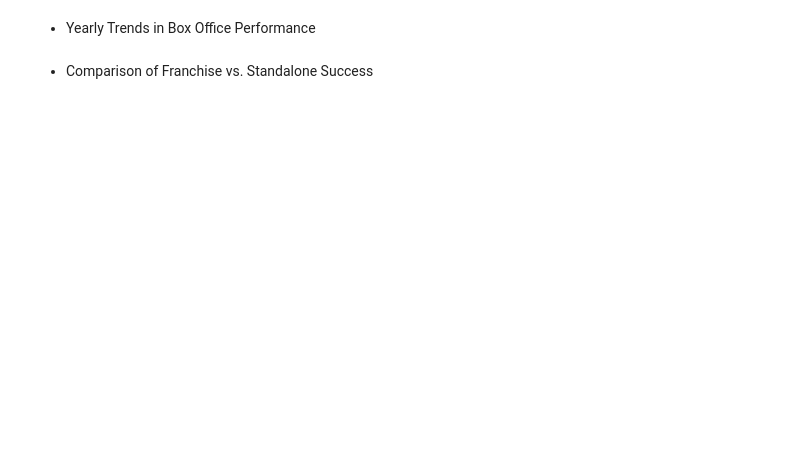
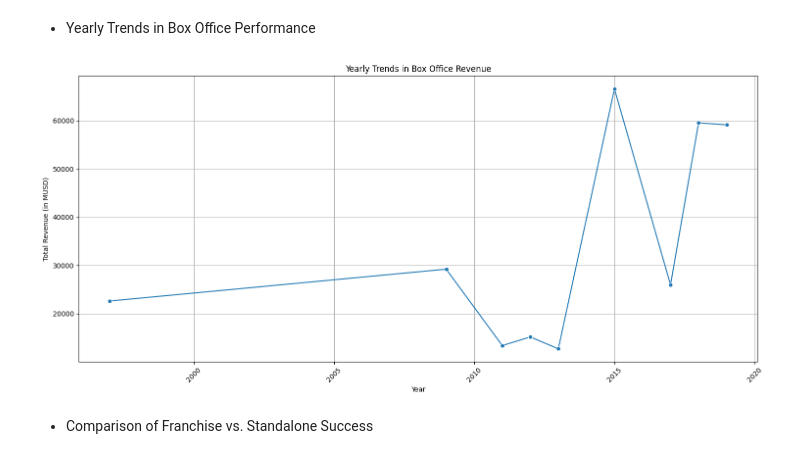
Before and after one commit to kgyauAmtch/Amtch_Personal_Projects, a Jupyter notebook: Pyspark_IMBD_movie_analysis/notebooks/notebook.ipynb, the cells around one changed output. Cells and saved outputs as stored; diff of their text form; code cells hidden in the pictures; blank space fills up the shorter version.

```diff
--- a/Pyspark_IMBD_movie_analysis/notebooks/notebook.ipynb
+++ b/Pyspark_IMBD_movie_analysis/notebooks/notebook.ipynb
@@ -322,7 +533,9 @@ visn.popularity_vs_rating(df)
 # %% [markdown]
 - Yearly Trends in Box Office Performance
 # %%
-visn.yearly_box_office_performance(df)
+visn.yearly_box_office_performance(df_with_franchise_flag)
+# %% [output]
+[figure, added]
 # %% [markdown]
 - Comparison of Franchise vs. Standalone Success
 # %%
```
Also changed, not shown: parts of 39 cells of this notebook, 3 other files.
